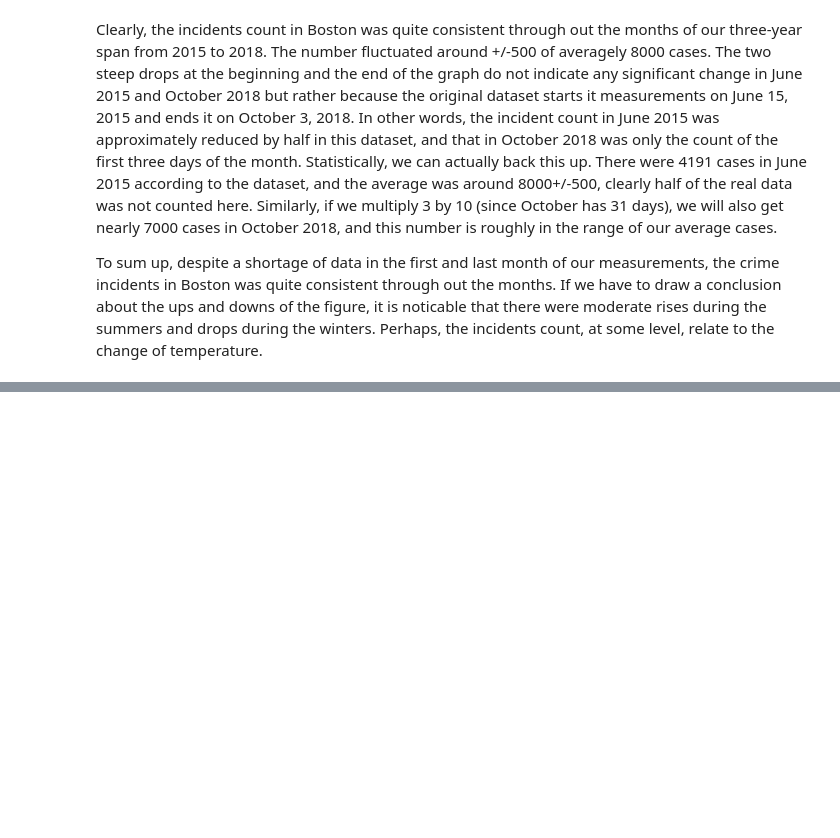
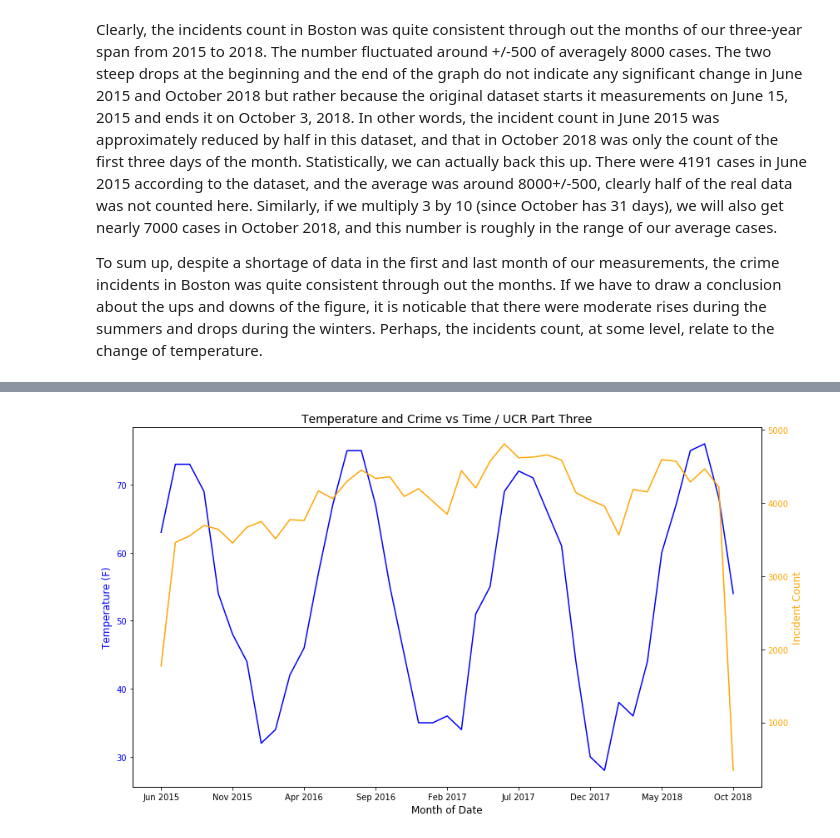
Before and after one commit to Prakhar-Saxena/INFO212-FinalProject, a Jupyter notebook: Final Project.ipynb, the cells around one changed output, grey strips where cells are left out. Cells and saved outputs as stored; diff of their text form; code cells hidden in the pictures; blank space fills up the shorter version.

```diff
--- a/Final Project.ipynb
+++ b/Final Project.ipynb
@@ -356,0 +537,5 @@ To sum up, despite a shortage of data in the first and last month of our measure
+# %%
+# UCR Part Three Graph
+draw_UCR(crime_month['Average Temperature'], crime_month['Incident Count Part Three'], 'Three')
+# %% [output]
+[figure, added]
```
Also changed, not shown: parts of 27 cells of this notebook.
